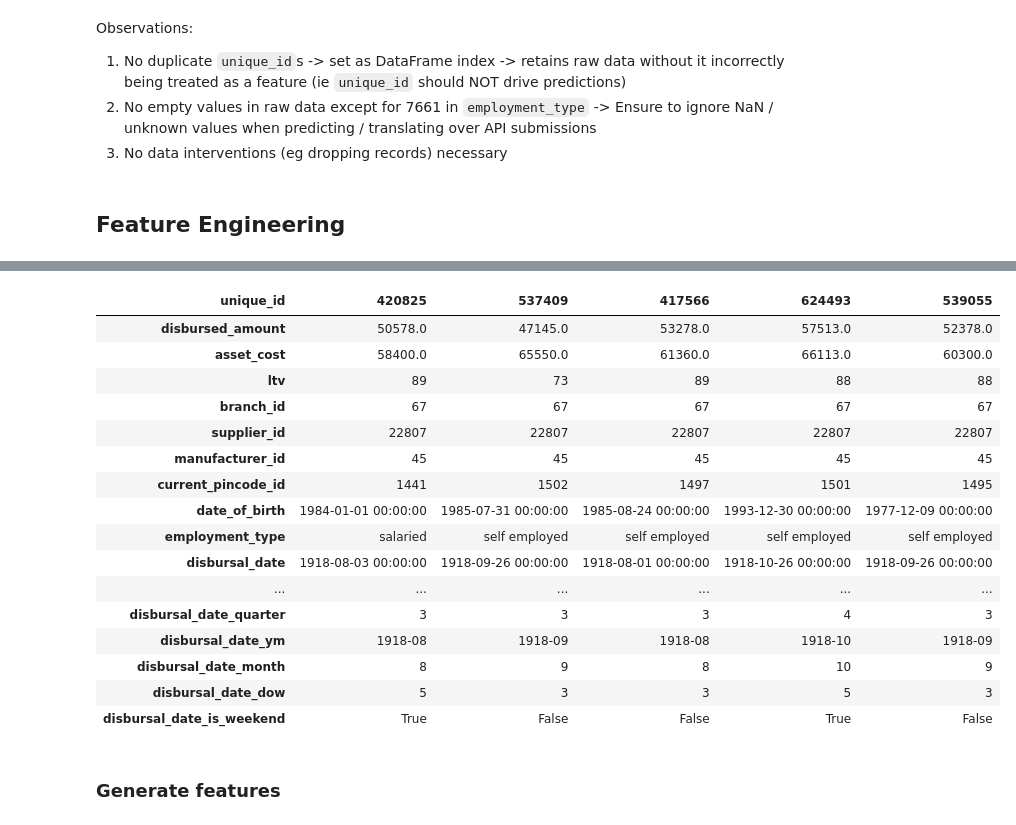
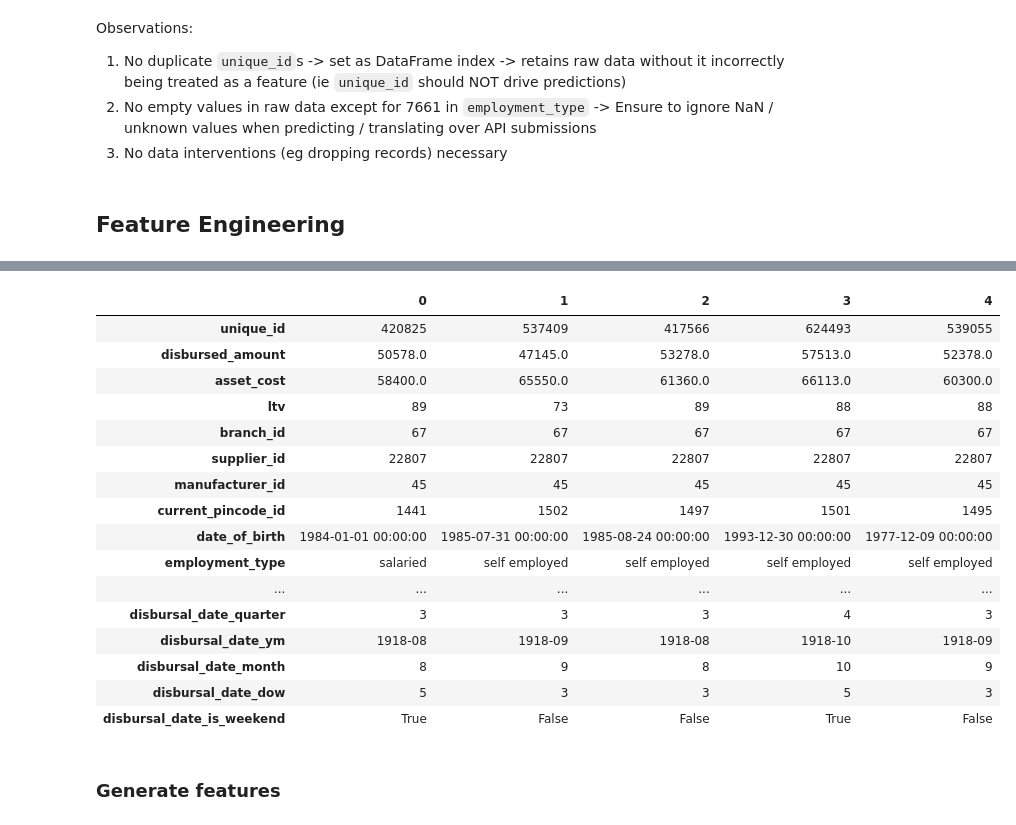
Before and after one commit to julrichkieffer/portfolio-data-science, a Jupyter notebook: 04 vehicle loan default/notebook.ipynb, the cells around one changed output, grey strips where cells are left out. Saved outputs shown, nothing was run; the diff lists cells and outputs as text; code cells hidden in the pictures.

```diff
--- a/04 vehicle loan default/notebook.ipynb
+++ b/04 vehicle loan default/notebook.ipynb
@@ -994,14 +1057,15 @@ Observations:
 1. No duplicate `unique_id`s -> set as DataFrame index -> retains raw data without it incorrectly being treated as a feature (ie `unique_id` should NOT drive predictions)
 1. No empty values in raw data except for 7661 in `employment_type` ->  Ensure to ignore NaN / unknown values when predicting / translating over API submissions
 1. No data interventions (eg dropping records) necessary
+# %% [markdown]
+## Feature Engineering
 # %%
 del df_raw, df_cleaned
-# %% [markdown]
-## Feature Engineering
 # %%
-df_loans.head().T
+dfLoans.head().T
 # %% [output]
 [interactive output not drawn]
+|  | 0 | 1 | 2 | 3 | 4 |
 | unique_id | 420825 | 537409 | 417566 | 624493 | 539055 |
 | disbursed_amount | 50578.0 | 47145.0 | 53278.0 | 57513.0 | 52378.0 |
 | asset_cost | 58400.0 | 65550.0 | 61360.0 | 66113.0 | 60300.0 |
@@ -1012,7 +1076,6 @@ df_loans.head().T
 | current_pincode_id | 1441 | 1502 | 1497 | 1501 | 1495 |
 | date_of_birth | 1984-01-01 00:00:00 | 1985-07-31 00:00:00 | 1985-08-24 00:00:00 | 1993-12-30 00:00:00 | 1977-12-09 00:00:00 |
 | employment_type | salaried | self employed | self employed | self employed | self employed |
-| disbursal_date | 1918-08-03 00:00:00 | 1918-09-26 00:00:00 | 1918-08-01 00:00:00 | 1918-10-26 00:00:00 | 1918-09-26 00:00:00 |
 | ... | ... | ... | ... | ... | ... |
 | disbursal_date_quarter | 3 | 3 | 3 | 4 | 3 |
 | disbursal_date_ym | 1918-08 | 1918-09 | 1918-08 | 1918-10 | 1918-09 |
```
Also changed, not shown: parts of 67 cells of this notebook.
